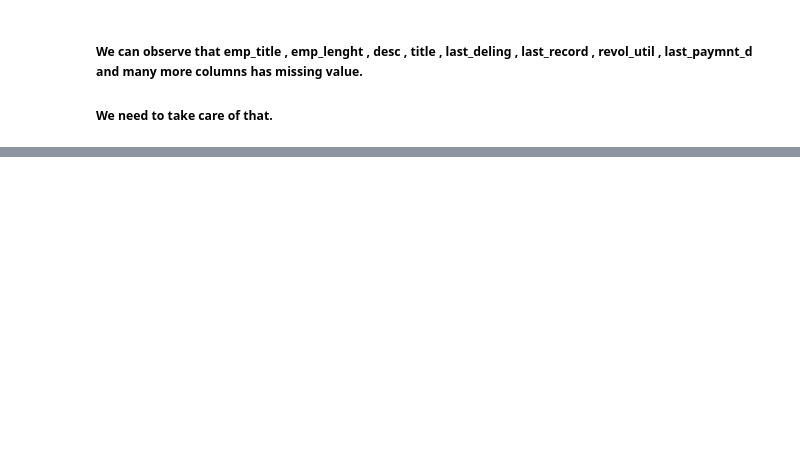
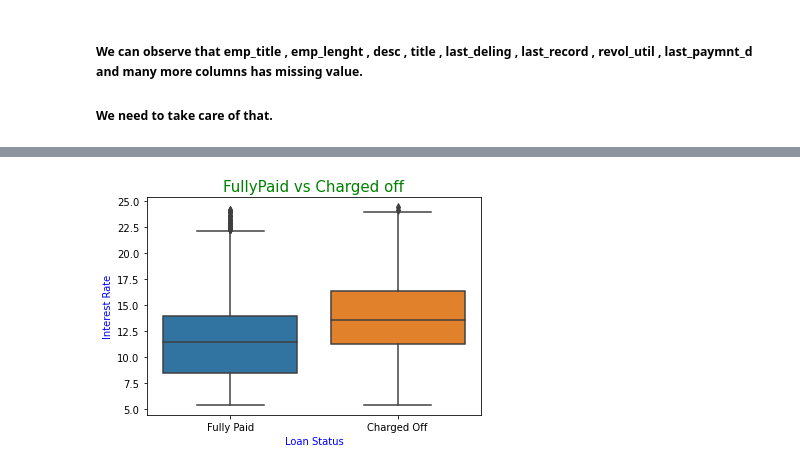
Before and after one commit to HiteshKongadi/Lending_Club_case_study, a Jupyter notebook: Tanveer_Ansari.ipynb, the cells around one changed output, grey strips where cells are left out. Saved outputs shown, nothing was run; the diff lists cells and outputs as text; code cells hidden in the pictures; blank space fills up the shorter version.

```diff
--- a/Tanveer_Ansari.ipynb
+++ b/Tanveer_Ansari.ipynb
@@ -200,0 +265,15 @@ df.head()
+# %%
+## Outlier treatment for int_rate
+Q1 = df.int_rate.quantile(0.05)
+Q3 = df.int_rate.quantile(0.95)
+IQR = Q3 - Q1
+df = df[(df.int_rate >= Q1 - 1.5*IQR) & (df.int_rate <= Q3 + 1.5*IQR)]
+# %%
+## Analysiing data after removing outliers
+sns.boxplot(x='loan_status', y = 'int_rate' , data = df)
+plt.xlabel("Loan Status", fontsize = 10 , color = 'b')
+plt.ylabel("Interest Rate", fontsize = 10, color = 'b')
+plt.title("FullyPaid vs Charged off", fontsize = 15 , color = 'g')
+plt.show()
+# %% [output]
+[figure, added]
```
Also changed, not shown: parts of 61 cells of this notebook.
